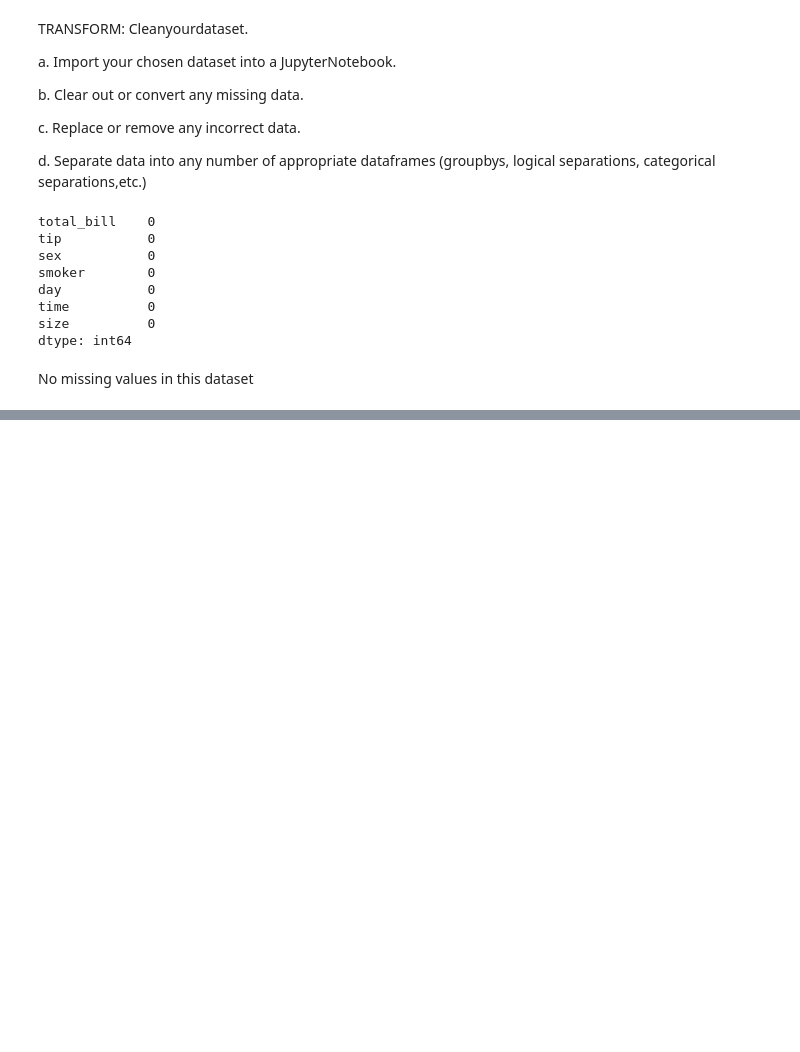
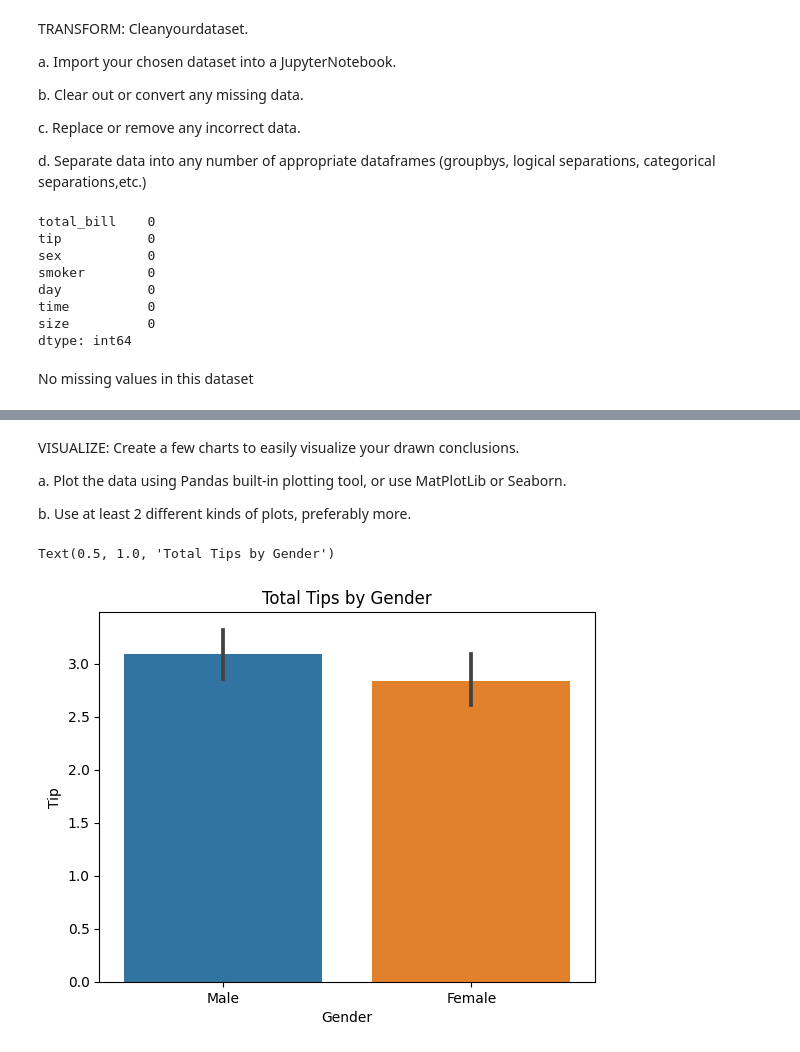
Before and after one commit to sadiekc/PythonETAVProject, a Jupyter notebook: PythonETAVProject.ipynb, the cells around one changed output, grey strips where cells are left out. Saved outputs shown, nothing was run; the diff lists cells and outputs as text; code cells hidden in the pictures; blank space fills up the shorter version.

```diff
--- a/PythonETAVProject.ipynb
+++ b/PythonETAVProject.ipynb
@@ -80,0 +39,6 @@ tips.sort_values("tip").head()
+# %%
+#Replacing abbreviation for days of the week
+tips["Day"] = tips["Day"].replace("Thur", "Thursday")
+tips["Day"] = tips["Day"].replace("Fri", "Friday")
+tips["Day"] = tips["Day"].replace("Sat", "Saturday")
+tips["Day"] = tips["Day"].replace("Sun", "Sunday")
@@ -80,0 +92,6 @@ tips.sort_values("tip").head()
+# %%
+#Adding a new column Tip percent
+tips["tip_percent"] = (tips["Tip"]/tips["Total Bill"])*100
+# %%
+#Renaming new column
+tips.rename(columns={"tip_percent": "Tip Percentage"}, inplace=True)
@@ -80,0 +156,3 @@ tips.sort_values("tip").head()
+# %%
+tips.dropna(inplace=True)
+tips
@@ -80,0 +173,12 @@ tips.sort_values("tip").head()
+# %% [markdown]
+VISUALIZE: Create a few charts to easily visualize your drawn conclusions.
+
+a. Plot the data using Pandas built-in plotting tool, or use MatPlotLib or Seaborn.
+
+b. Use at least 2 different kinds of plots, preferably more.
+# %%
+sns.barplot(x='Gender', y='Tip', data = tips)
+plt.title("Total Tips by Gender")
+# %% [output]
+Text(0.5, 1.0, 'Total Tips by Gender')
+[figure, added]
```
Also changed, not shown: parts of 19 cells of this notebook.
